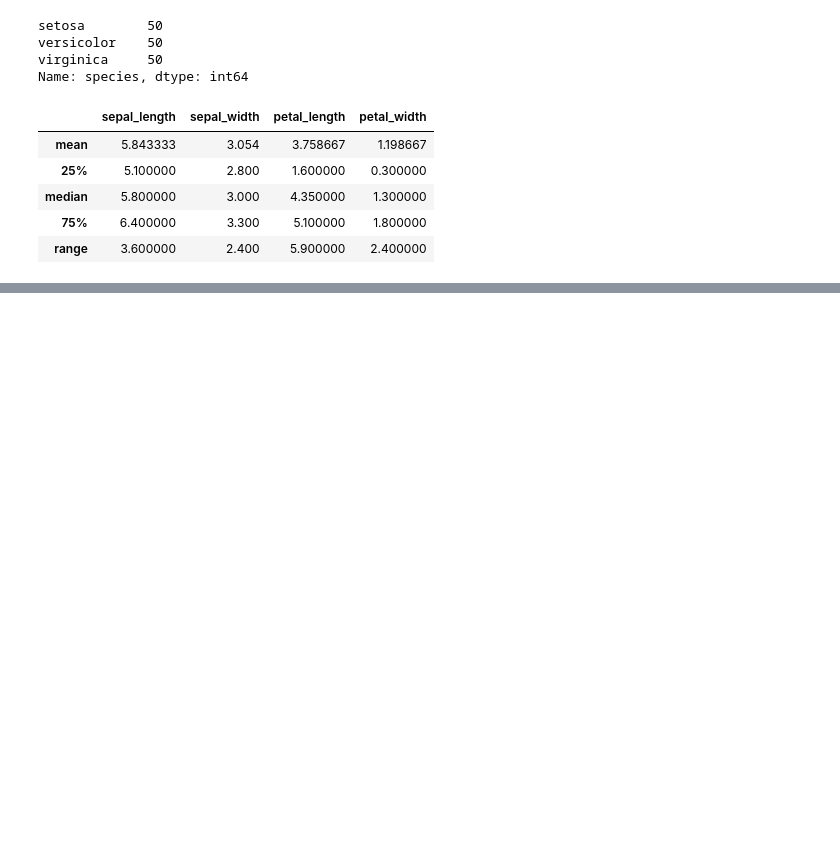
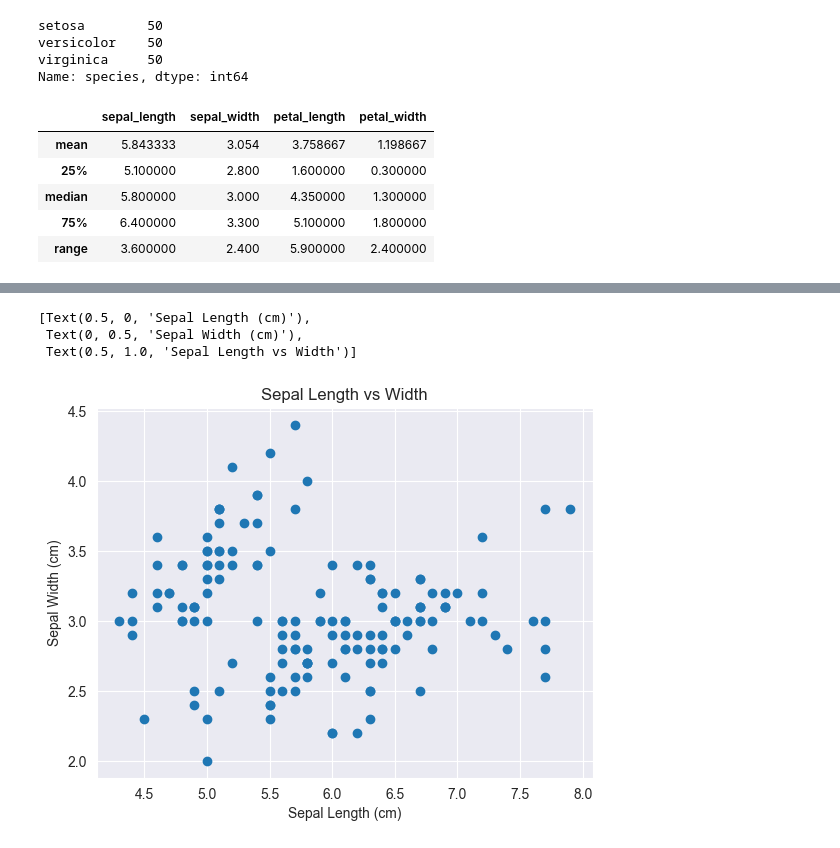
Before and after one commit to IvanMijic0/ML-IBM-Course, a Jupyter notebook: IBM Course/Labs/My_work/Demo_Lab_EDA.ipynb, the cells around one changed output, grey strips where cells are left out. Drawn from its saved outputs; the diff is of its cells as text; code cells hidden in the pictures; blank space fills up the shorter version.

```diff
--- a/IBM Course/Labs/My_work/Demo_Lab_EDA.ipynb
+++ b/IBM Course/Labs/My_work/Demo_Lab_EDA.ipynb
@@ -7,6 +7,11 @@ warnings.warn = warn
 import os
 import numpy as np
 import pandas as pd
+from pprint import pprint
+import seaborn as sns
+sns.set_context("notebook")
+import matplotlib.pyplot as plt
+%matplotlib inline
 # %%
 data = pd.read_csv("C:/Users/User/PycharmProjects/ML-IBM-Course/IBM Course/data/CSV/iris.csv")
 # %%
@@ -34,0 +60,13 @@ stats_df
+# %%
+ax = plt.axes()
+
+ax.scatter(data.sepal_length, data.sepal_width)
+
+ax.set(xlabel = "Sepal Length (cm)",
+       ylabel = "Sepal Width (cm)",
+       title = "Sepal Length vs Width")
+# %% [output]
+[Text(0.5, 0, 'Sepal Length (cm)'),
+ Text(0, 0.5, 'Sepal Width (cm)'),
+ Text(0.5, 1.0, 'Sepal Length vs Width')]
+[figure, added]
```
Also changed, not shown: parts of 11 cells of this notebook.
